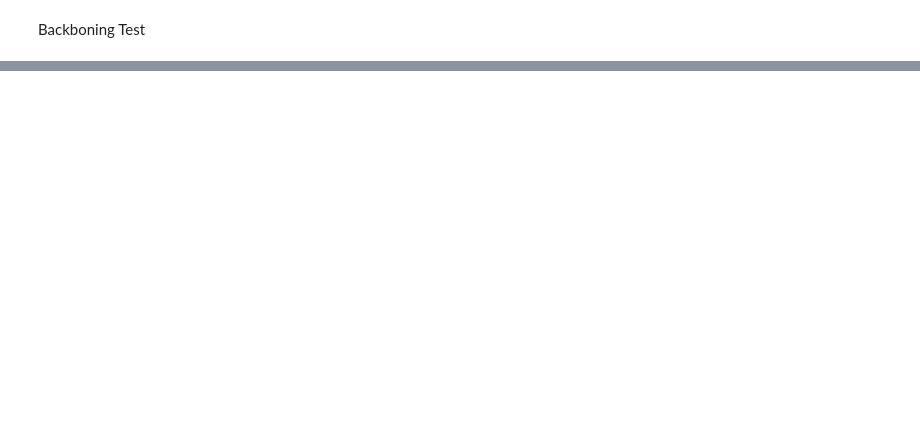
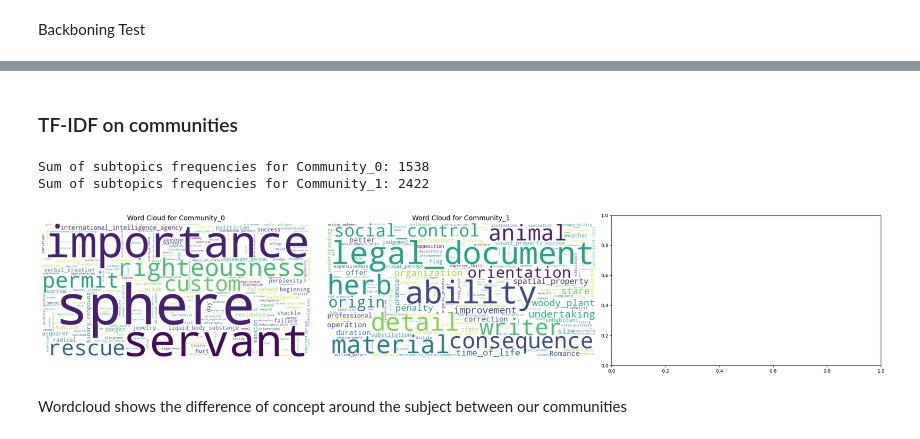
Before and after one commit to Azri-oss/Social_Graphs_Assignment_1, a Jupyter notebook: Project/extract_subtopics.ipynb, the cells around one changed output, grey strips where cells are left out. Drawn from its saved outputs; the diff is of its cells as text; code cells hidden in the pictures; blank space fills up the shorter version.

```diff
--- a/Project/extract_subtopics.ipynb
+++ b/Project/extract_subtopics.ipynb
@@ -258,0 +292,2 @@ draw_graph_with_communities(G_backbone, pos_backbone, list_communities_louvain,t
+# %% [markdown]
+### TF-IDF on communities
@@ -258,0 +342,47 @@ draw_graph_with_communities(G_backbone, pos_backbone, list_communities_louvain,t
+# %%
+def compute_tfidf(genres_data, idf_data):
+    tfidf_by_wikiquote_page = {}
+    for wikipage, entry in genres_data.items():
+        tfidf_dict = {}
+        sum_subtopics = sum(data for data in entry.values())
+        print(f"Sum of subtopics frequencies for {wikipage}: {sum_subtopics}")
+        for word, data in entry.items():
+
+            tf = data/sum_subtopics
+            idf = idf_data[wikipage].get(word, 0)
+            tfidf = tf * idf
+            tfidf_dict[word] = tfidf
+        tfidf_by_wikiquote_page[wikipage] = tfidf_dict
+    return tfidf_by_wikiquote_page
+
+idf_data = calculate_idf(dict_subtopics_by_communities_sorted, n_communities)
+tfidf_data = compute_tfidf(dict_subtopics_by_communities_sorted, idf_data)
+# %% [output]
+Sum of subtopics frequencies for Community_0: 1538
+Sum of subtopics frequencies for Community_1: 2422
+# %%
+def plot_wordcloud_for_tfidf(top_genres, tfidf_data, number_rows=1, number_cols=3):
+
+    fig, axes = plt.subplots(number_rows, number_cols, figsize=(25, number_rows * 5))
+    axes = axes.flatten()
+
+    for i, genre in enumerate(top_genres):
+        # Generate word cloud
+        wc = WordCloud(width=800, height=400, background_color='white', colormap='viridis', mask=None, collocations=False, random_state=42)
+        wc.generate_from_frequencies(tfidf_data[genre])
+
+        # Plot word cloud
+        ax = axes[i]
+        ax.imshow(wc, interpolation="bilinear")
+        ax.set_title(f"Word Cloud for {genre}", fontsize=14)
+        ax.axis("off")
+
+    plt.tight_layout()
+    plt.show()
+
+top_wikipages = list(dict_subtopics_by_communities_sorted.keys())
+plot_wordcloud_for_tfidf(top_wikipages, tfidf_data)
+# %% [output]
+[figure, added]
+# %% [markdown]
+Wordcloud shows the difference of concept around the subject between our communities
```
Also changed, not shown: parts of 10 cells of this notebook.
